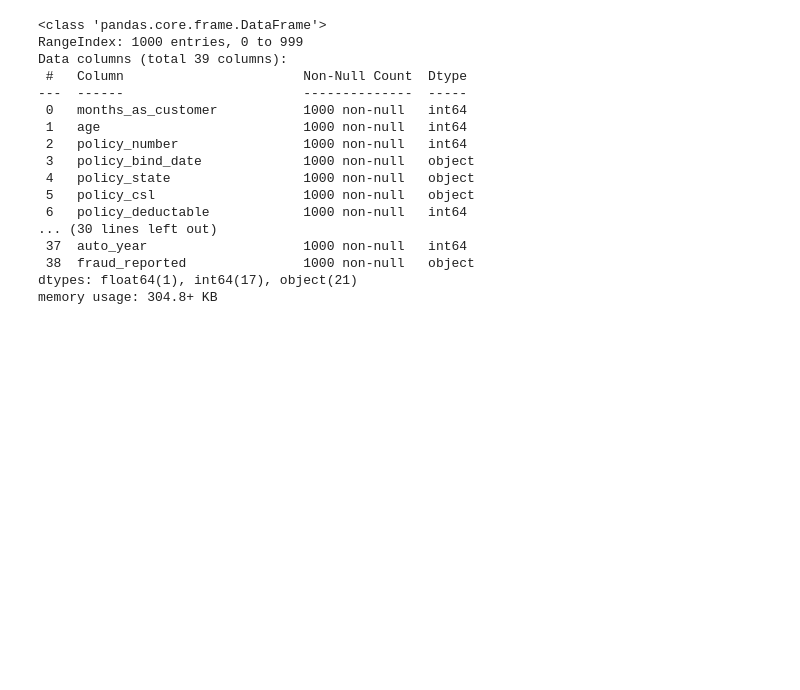
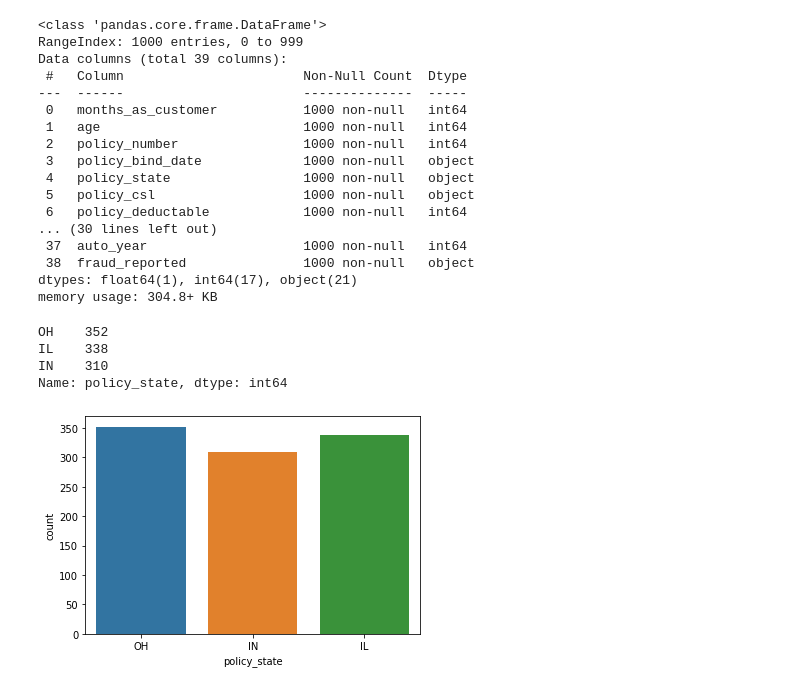
Before and after one commit to Dhara348/Project1, a Jupyter notebook: Evaluation_Project/insurance_policy_prediction.ipynb, the cells around one changed output. Drawn from its saved outputs; the diff is of its cells as text; code cells hidden in the pictures; blank space fills up the shorter version.

```diff
--- a/Evaluation_Project/insurance_policy_prediction.ipynb
+++ b/Evaluation_Project/insurance_policy_prediction.ipynb
@@ -65,3 +67,12 @@ Data columns (total 39 columns):
  38  fraud_reported               1000 non-null   object
 dtypes: float64(1), int64(17), object(21)
 memory usage: 304.8+ KB
+# %%
+sns.countplot(data['policy_state'])
+data['policy_state'].value_counts()
+# %% [output]
+OH    352
+IL    338
+IN    310
+Name: policy_state, dtype: int64
+[figure, added]
```
Also changed, not shown: parts of 61 cells of this notebook.
